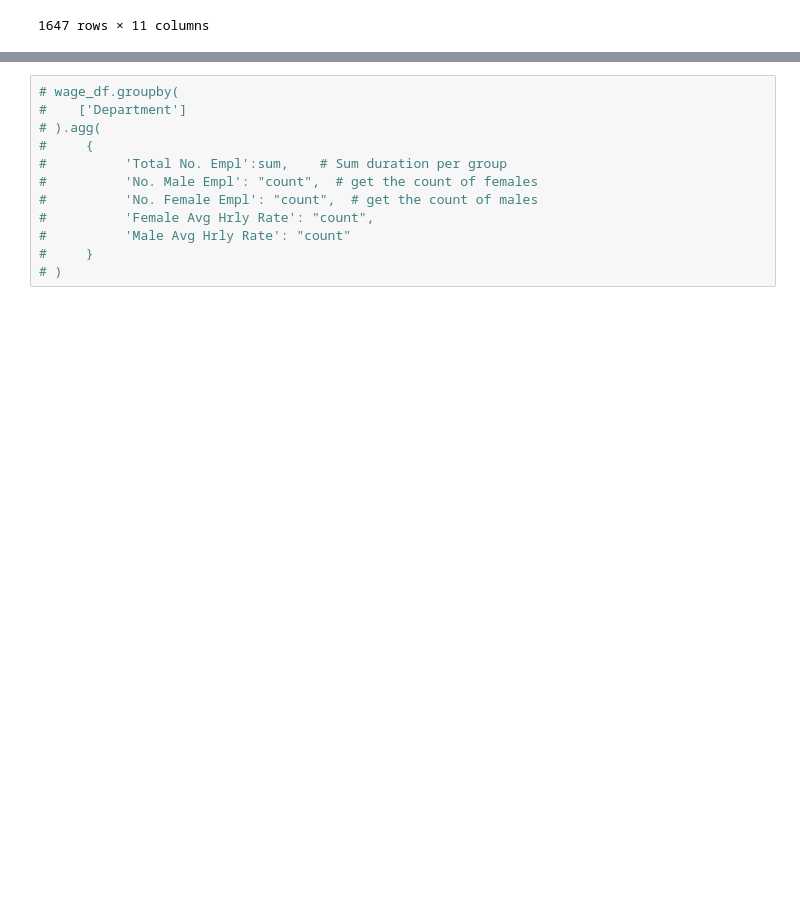
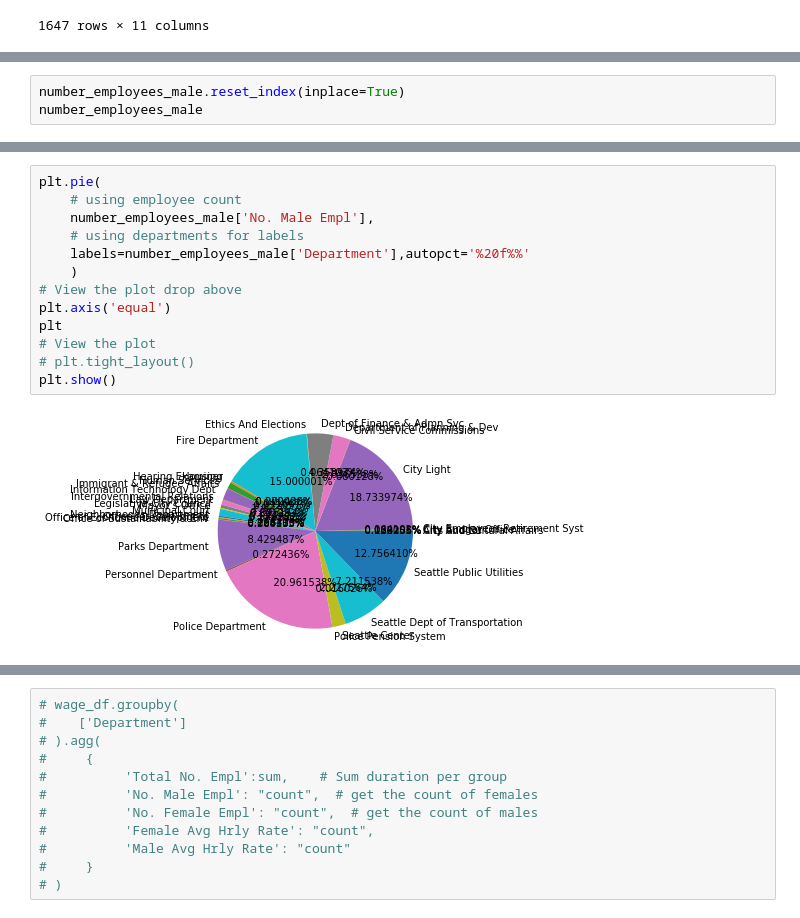
Before and after one commit to garrettsanders/Wage_Gap_Seattle, a Jupyter notebook: project_1.ipynb, the cells around one changed output, grey strips where cells are left out. Cells and saved outputs as stored; diff of their text form; blank space fills up the shorter version.

Commit message:
Pie charts

```diff
--- a/project_1.ipynb
+++ b/project_1.ipynb
@@ -211,0 +190,3 @@ plt.pie(number_employees_male)
+# %%
+number_employees_male.reset_index(inplace=True)
+number_employees_male
@@ -211,0 +234,15 @@ plt.pie(number_employees_male)
+# %%
+plt.pie(
+    # using employee count
+    number_employees_male['No. Male Empl'],
+    # using departments for labels
+    labels=number_employees_male['Department'],autopct='%20f%%'
+    )
+# View the plot drop above
+plt.axis('equal')
+plt
+# View the plot
+# plt.tight_layout()
+plt.show()
+# %% [output]
+[figure, added]
```
Also changed, not shown: parts of 12 cells of this notebook.
